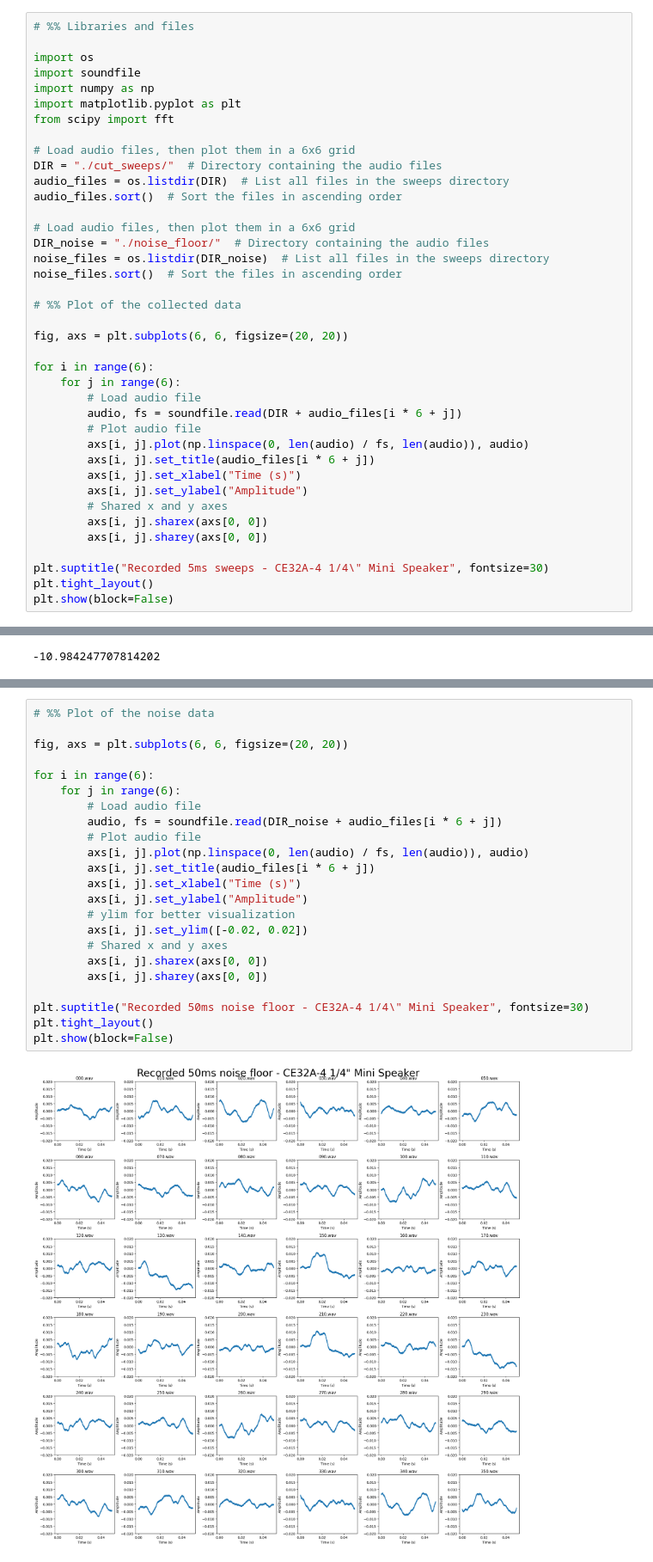
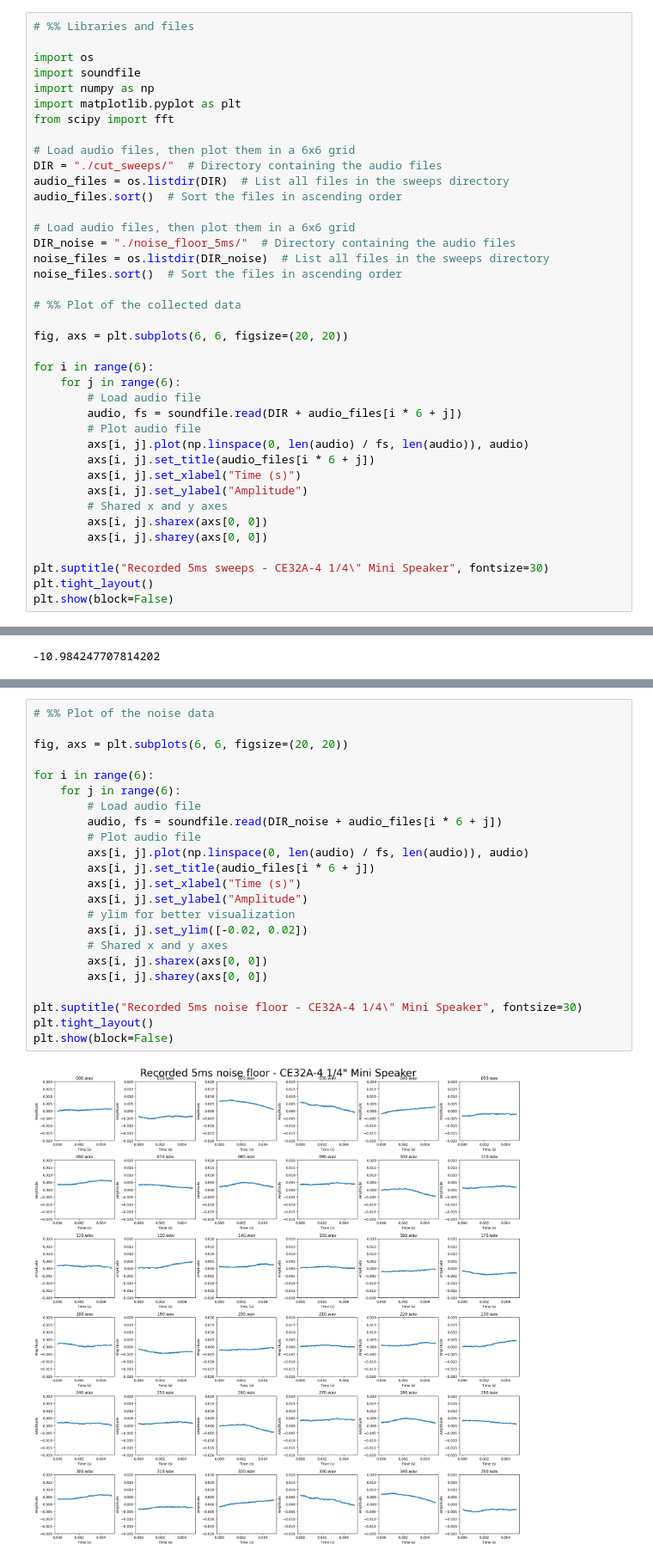
Before and after one commit to albertodoimo/Ro-BATs, a Jupyter notebook: measurements/z723/dayton_audio_CE32A-4_directivity.ipynb, the cells around one changed output, grey strips where cells are left out. Shown at 86% size. Drawn from its saved outputs; the diff is of its cells as text.

Commit message:
fixed 5ms sweeps on dayton audio mesurements

```diff
--- a/measurements/z723/dayton_audio_CE32A-4_directivity.ipynb
+++ b/measurements/z723/dayton_audio_CE32A-4_directivity.ipynb
@@ -97,7 +97,7 @@ audio_files = os.listdir(DIR)  # List all files in the sweeps directory
 audio_files.sort()  # Sort the files in ascending order
 
 # Load audio files, then plot them in a 6x6 grid
-DIR_noise = "./noise_floor/"  # Directory containing the audio files
+DIR_noise = "./noise_floor_5ms/"  # Directory containing the audio files
 noise_files = os.listdir(DIR_noise)  # List all files in the sweeps directory
 noise_files.sort()  # Sort the files in ascending order
 
@@ -359,25 +359,25 @@ Check of the noise floor recordings for each angle.
 # %%
 # %% Plot of the noise data
 
 fig, axs = plt.subplots(6, 6, figsize=(20, 20))
 
 for i in range(6):
     for j in range(6):
         # Load audio file
         audio, fs = soundfile.read(DIR_noise + audio_files[i * 6 + j])
         # Plot audio file
         axs[i, j].plot(np.linspace(0, len(audio) / fs, len(audio)), audio)
         axs[i, j].set_title(audio_files[i * 6 + j])
         axs[i, j].set_xlabel("Time (s)")
         axs[i, j].set_ylabel("Amplitude")
         # ylim for better visualization
         axs[i, j].set_ylim([-0.02, 0.02])
         # Shared x and y axes
         axs[i, j].sharex(axs[0, 0])
         axs[i, j].sharey(axs[0, 0])
 
-plt.suptitle("Recorded 50ms noise floor - CE32A-4 1/4\" Mini Speaker", fontsize=30)
+plt.suptitle("Recorded 5ms noise floor - CE32A-4 1/4\" Mini Speaker", fontsize=30)
 plt.tight_layout()
 plt.show(block=False)
 # %% [output]
-[figure, old version]
+[figure, new version]
```
Also changed, not shown: parts of 5 cells of this notebook, 43 other files.
